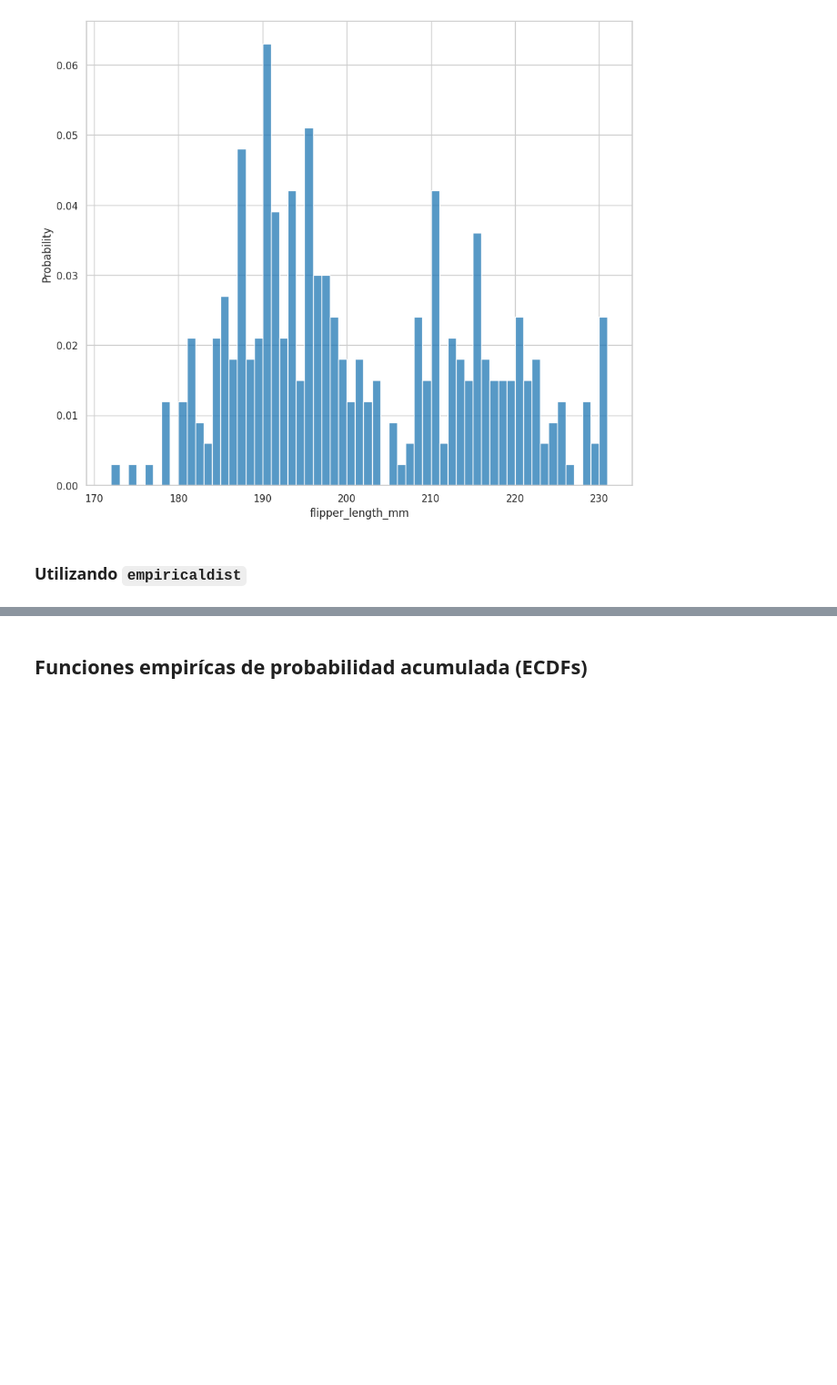
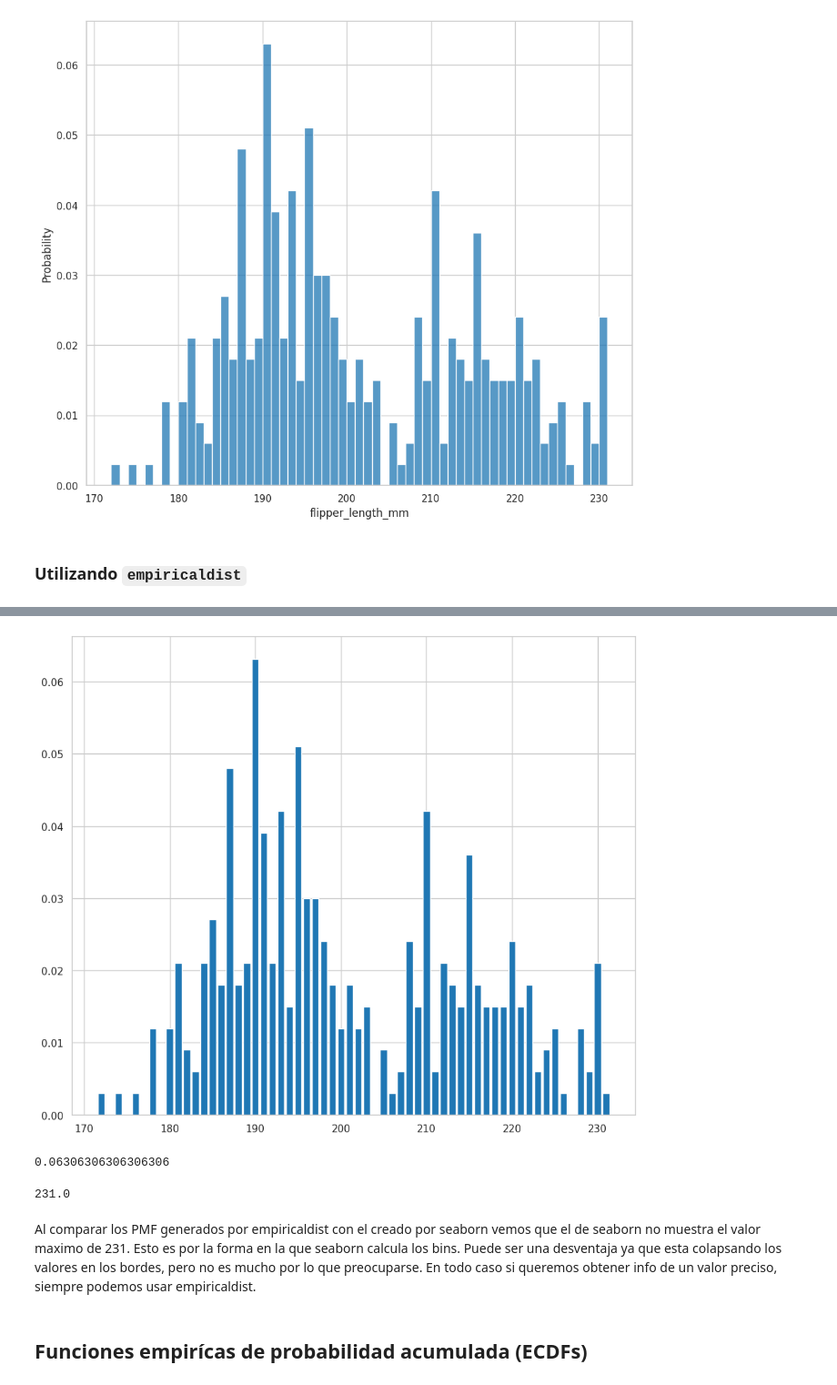
Before and after one commit to jariel17/curso-analisis-exploratorio-de-datos, a Jupyter notebook: 01-conociendo-nuestros-datos.ipynb, the cells around one changed output, grey strips where cells are left out. Shown: that part at 91% size. Drawn from its saved outputs; the diff is of its cells as text; code cells hidden in the pictures; blank space fills up the shorter version.

```diff
--- a/01-conociendo-nuestros-datos.ipynb
+++ b/01-conociendo-nuestros-datos.ipynb
@@ -872,3 +872,9 @@ sns.histplot (
 [figure]
 # %% [markdown]
 ### Utilizando `empiricaldist`
+# %%
+pmf_flipper_length_mm = empiricaldist.Pmf.from_seq(
+    processed_penguins_df.flipper_length_mm,
+    normalize=True
+)
+pmf_flipper_length_mm
@@ -875,3 +899,17 @@ sns.histplot (
+# %%
+pmf_flipper_length_mm.bar()
+# %% [output]
+[figure, added]
+# %%
+pmf_flipper_length_mm(190)
+# %% [output]
+0.06306306306306306
+# %%
+processed_penguins_df.flipper_length_mm.max()
+# %% [output]
+231.0
+# %% [markdown]
+Al comparar los PMF generados por empiricaldist con el creado por seaborn vemos que el de seaborn no muestra el valor maximo de 231.  Esto es por la forma en la que seaborn calcula los bins.  Puede ser una desventaja ya que esta colapsando los valores en los bordes, pero no es mucho por lo que preocuparse.  En todo caso si queremos obtener info de un valor preciso, siempre podemos usar empiricaldist.
 # %% [markdown]
 ## Funciones empirícas de probabilidad acumulada (ECDFs)
 # %% [markdown]
```
Also changed, not shown: parts of 11 cells of this notebook.
